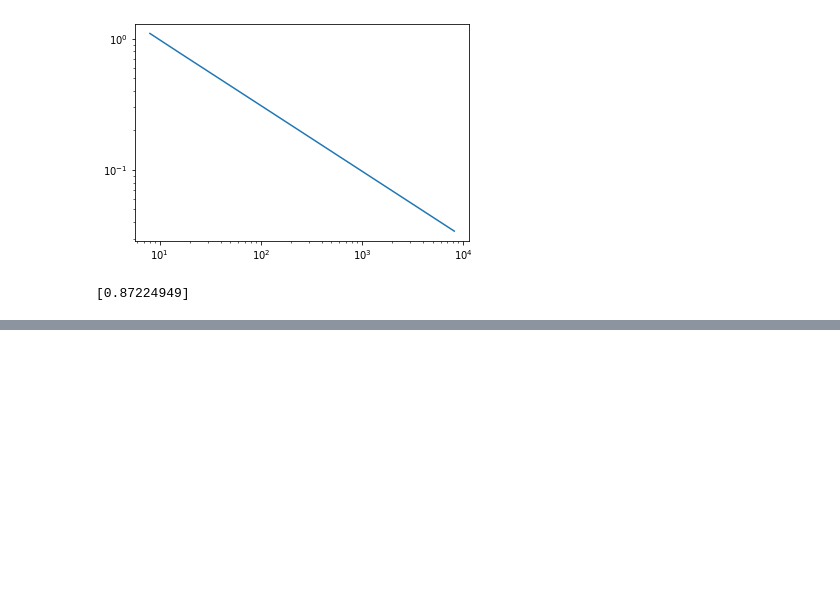
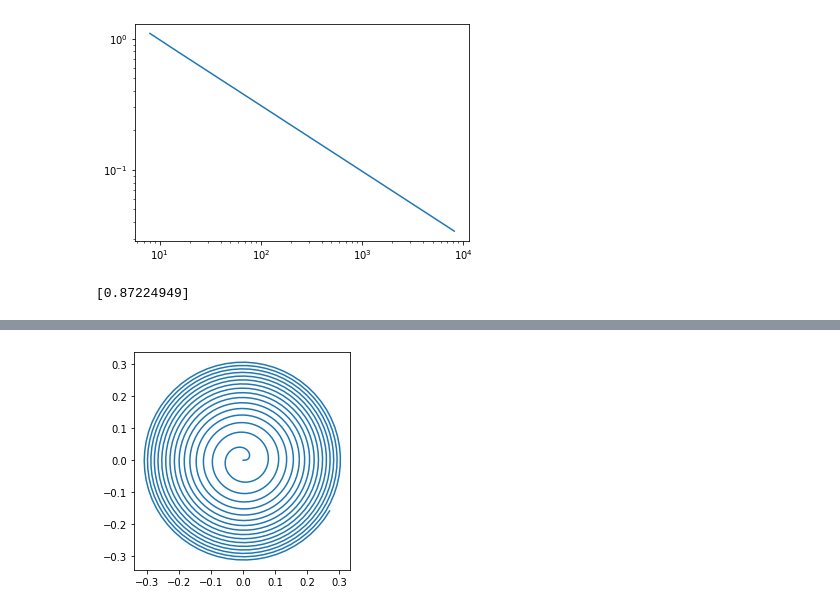
Before and after one commit to gusbeane/pyMND, a Jupyter notebook: mean_interparticle_spacing.ipynb, the cells around one changed output, grey strips where cells are left out. Saved outputs shown, nothing was run; the diff lists cells and outputs as text; code cells hidden in the pictures; blank space fills up the shorter version.

Commit message:
More investigations into 3D golden spirals

```diff
--- a/mean_interparticle_spacing.ipynb
+++ b/mean_interparticle_spacing.ipynb
@@ -82,0 +106,12 @@ plt.yscale('log')
+# %%
+N = 100
+golden = (1 + 5**0.5)/2.0
+
+# theta = np.linspace(0, 100, 1000)
+r = np.sqrt(theta/ (2. * np.pi * N * golden))
+# r = theta
+plt.plot(r*cos(theta), r*sin(theta))
+ax = plt.gca()
+ax.set_aspect(1.0)
+# %% [output]
+[figure, added]
```
Also changed, not shown: parts of 18 cells of this notebook.
